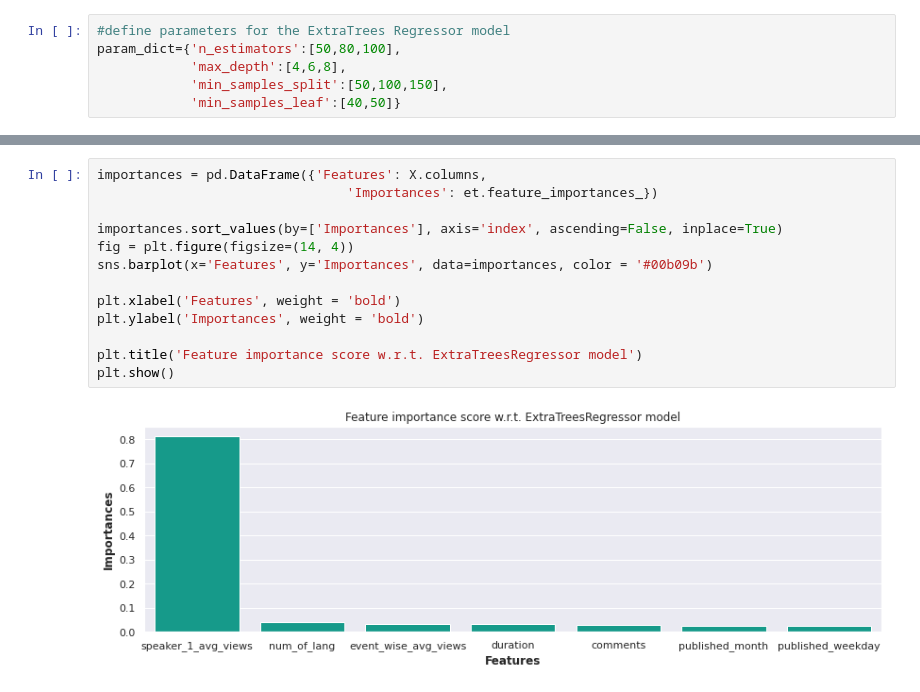
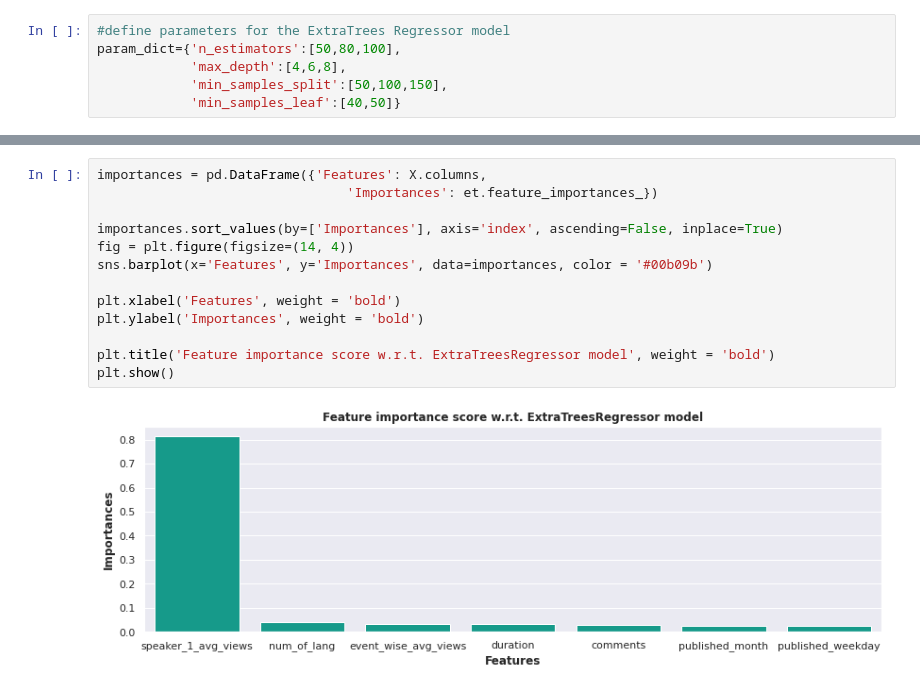
Before and after one commit to sskamalapurkar/Suprvised_ML_Regression_capstone_project, a Jupyter notebook: Ted_Talk_Views_Prediction_Sayali_Kamalapurkar.ipynb, the cells around one changed output, grey strips where cells are left out. Drawn from its saved outputs; the diff is of its cells as text.

```diff
--- a/Ted_Talk_Views_Prediction_Sayali_Kamalapurkar.ipynb
+++ b/Ted_Talk_Views_Prediction_Sayali_Kamalapurkar.ipynb
@@ -1272,15 +1278,15 @@ plt.show()
 # %%
 importances = pd.DataFrame({'Features': X.columns,
                                 'Importances': et.feature_importances_})
 
 importances.sort_values(by=['Importances'], axis='index', ascending=False, inplace=True)
 fig = plt.figure(figsize=(14, 4))
 sns.barplot(x='Features', y='Importances', data=importances, color = '#00b09b')
 
 plt.xlabel('Features', weight = 'bold')
 plt.ylabel('Importances', weight = 'bold')
 
-plt.title('Feature importance score w.r.t. ExtraTreesRegressor model')
+plt.title('Feature importance score w.r.t. ExtraTreesRegressor model', weight = 'bold')
 plt.show()
 # %% [output]
-[figure, old version]
+[figure, new version]
```
Also changed, not shown: parts of 35 cells of this notebook.
